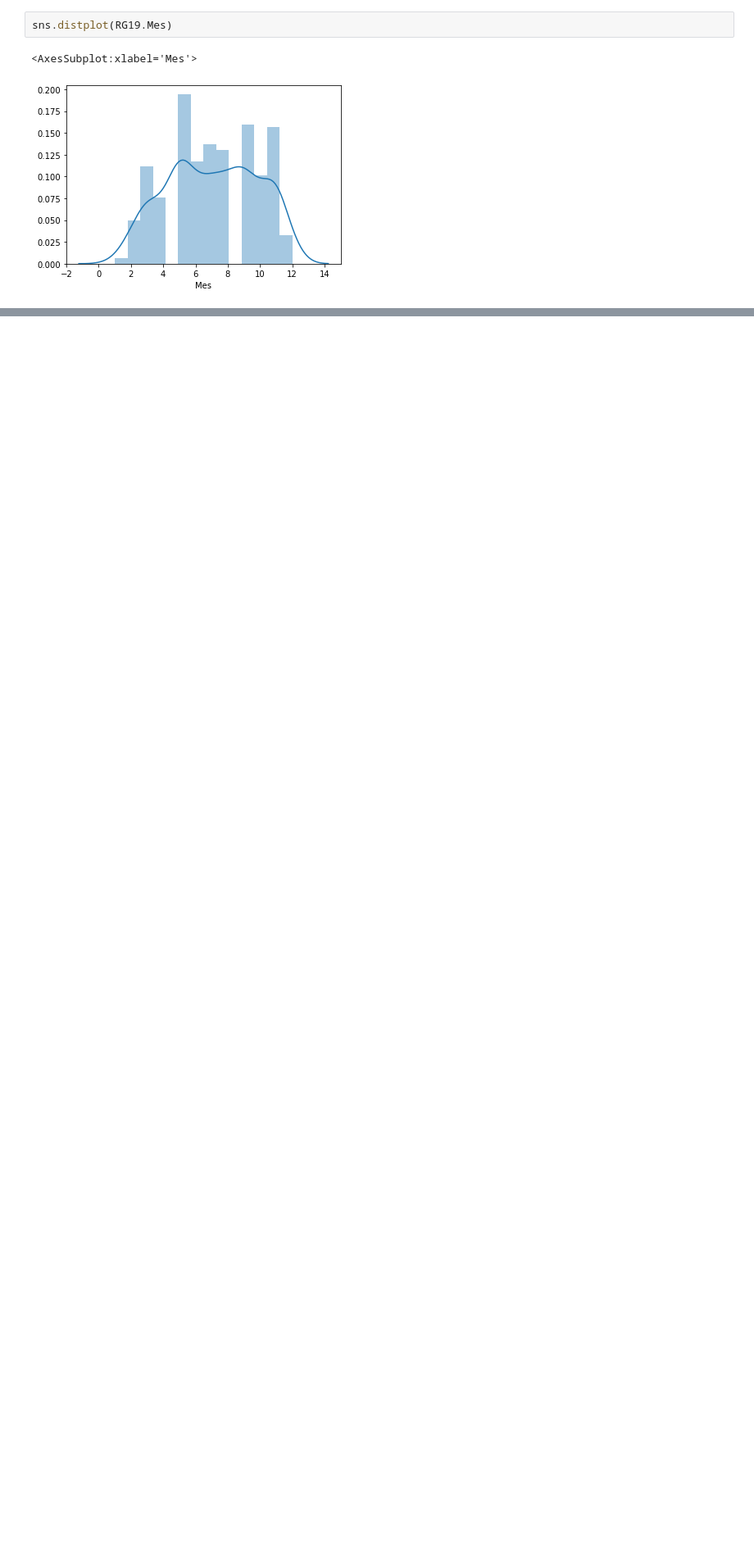
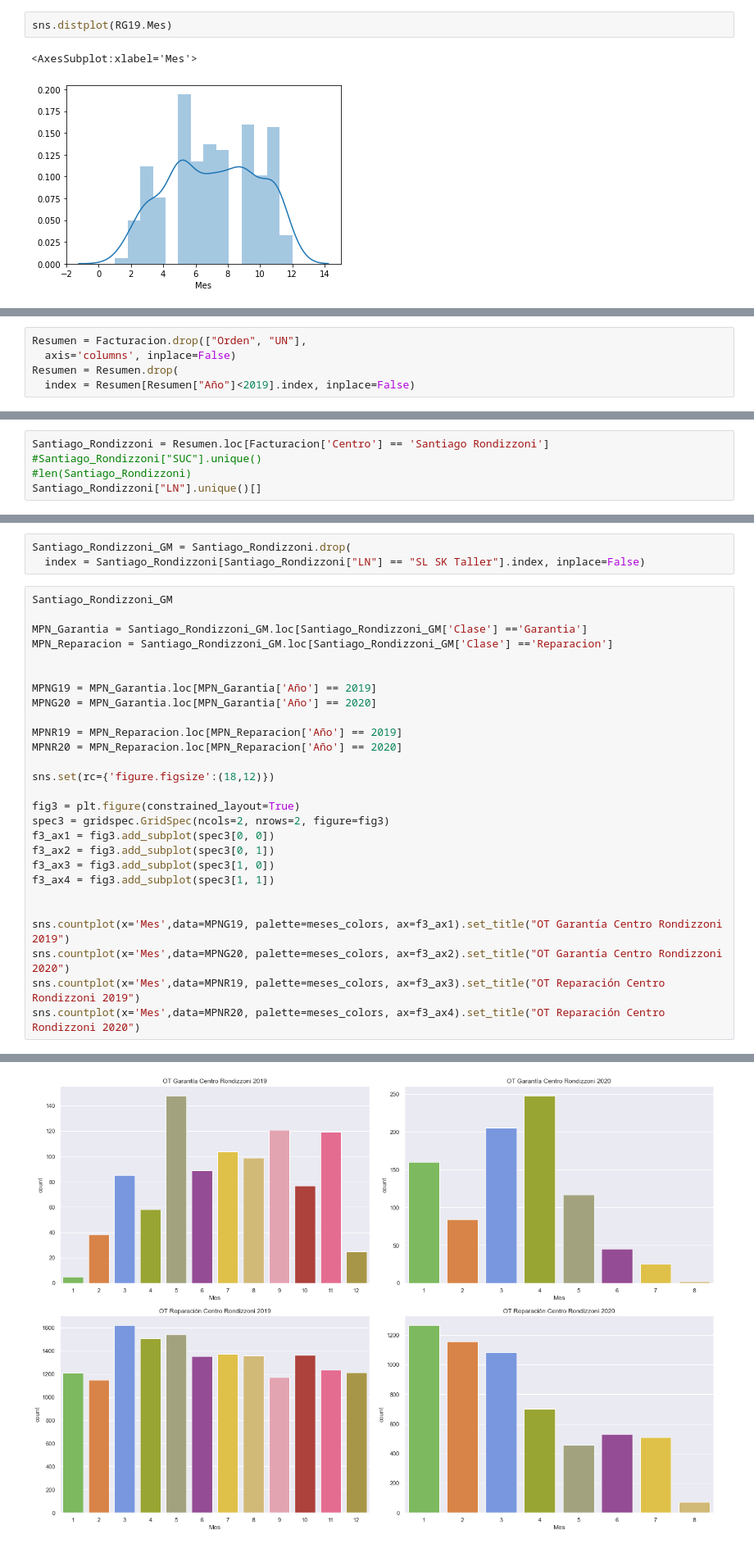
Before and after one commit to GabrielVergaraSchifferli/PROINN, a Jupyter notebook: SALFA.ipynb, the cells around one changed output, grey strips where cells are left out. Shown at 82% size. Cells and saved outputs as stored; diff of their text form; blank space fills up the shorter version.

```diff
--- a/SALFA.ipynb
+++ b/SALFA.ipynb
@@ -272,0 +292,5 @@ sns.distplot(RG19.Mes)
+# %%
+Resumen = Facturacion.drop(["Orden", "UN"],
+  axis='columns', inplace=False)
+Resumen = Resumen.drop(
+  index = Resumen[Resumen["Año"]<2019].index, inplace=False)
@@ -272,0 +329,5 @@ sns.distplot(RG19.Mes)
+# %%
+Santiago_Rondizzoni = Resumen.loc[Facturacion['Centro'] == 'Santiago Rondizzoni']
+#Santiago_Rondizzoni["SUC"].unique()
+#len(Santiago_Rondizzoni)
+Santiago_Rondizzoni["LN"].unique()[]
@@ -272,0 +337,31 @@ sns.distplot(RG19.Mes)
+# %%
+Santiago_Rondizzoni_GM = Santiago_Rondizzoni.drop(
+  index = Santiago_Rondizzoni[Santiago_Rondizzoni["LN"] == "SL SK Taller"].index, inplace=False)
+# %%
+Santiago_Rondizzoni_GM
+
+MPN_Garantia = Santiago_Rondizzoni_GM.loc[Santiago_Rondizzoni_GM['Clase'] =='Garantia']
+MPN_Reparacion = Santiago_Rondizzoni_GM.loc[Santiago_Rondizzoni_GM['Clase'] =='Reparacion']
+
+
+MPNG19 = MPN_Garantia.loc[MPN_Garantia['Año'] == 2019]
+MPNG20 = MPN_Garantia.loc[MPN_Garantia['Año'] == 2020]
+
+MPNR19 = MPN_Reparacion.loc[MPN_Reparacion['Año'] == 2019]
+MPNR20 = MPN_Reparacion.loc[MPN_Reparacion['Año'] == 2020]
+
+sns.set(rc={'figure.figsize':(18,12)})
+
+fig3 = plt.figure(constrained_layout=True)
+spec3 = gridspec.GridSpec(ncols=2, nrows=2, figure=fig3)
+f3_ax1 = fig3.add_subplot(spec3[0, 0])
+f3_ax2 = fig3.add_subplot(spec3[0, 1])
+f3_ax3 = fig3.add_subplot(spec3[1, 0])
+f3_ax4 = fig3.add_subplot(spec3[1, 1])
+
+
+sns.countplot(x='Mes',data=MPNG19, palette=meses_colors, ax=f3_ax1).set_title("OT Garantía Centro Rondizzoni 2019")
+sns.countplot(x='Mes',data=MPNG20, palette=meses_colors, ax=f3_ax2).set_title("OT Garantía Centro Rondizzoni 2020")
+sns.countplot(x='Mes',data=MPNR19, palette=meses_colors, ax=f3_ax3).set_title("OT Reparación Centro Rondizzoni 2019")
+sns.countplot(x='Mes',data=MPNR20, palette=meses_colors, ax=f3_ax4).set_title("OT Reparación Centro Rondizzoni 2020")
+# %% [output]
@@ -272,0 +369 @@ sns.distplot(RG19.Mes)
+[figure, added]
```
Also changed, not shown: parts of 21 cells of this notebook.
